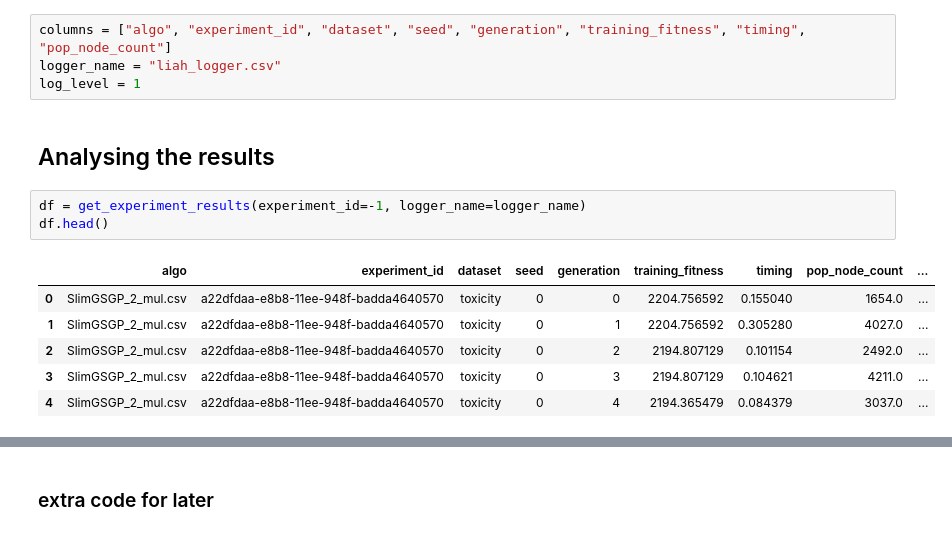
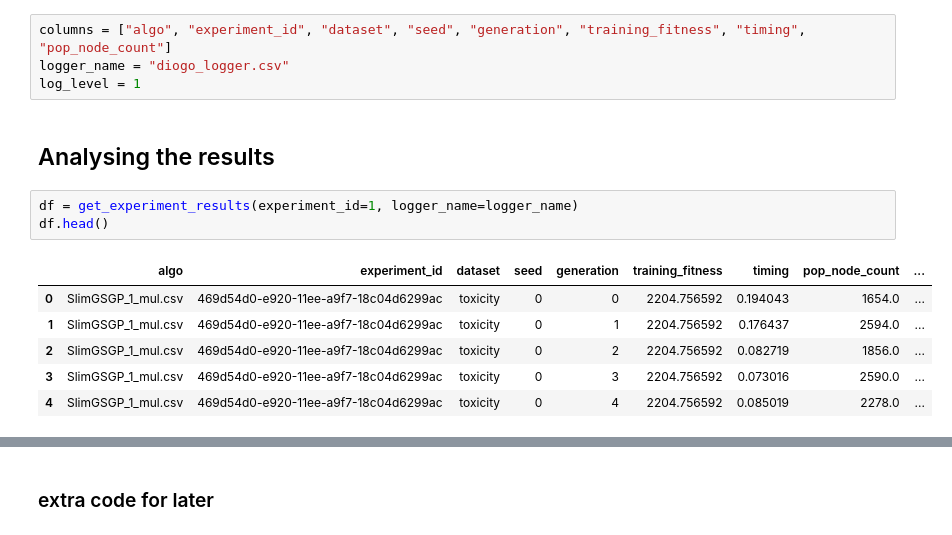
Before and after one commit to Rizzolioli/SlimShady, a Jupyter notebook: utils/results_analyser.ipynb, the cells around one changed output, grey strips where cells are left out. Drawn from its saved outputs; the diff is of its cells as text.

```diff
--- a/utils/results_analyser.ipynb
+++ b/utils/results_analyser.ipynb
@@ -8,18 +8,18 @@ from visualizations import show_results, get_experiment_results, get_column_name
 #### important variable names
 # %%
 columns = ["algo", "experiment_id", "dataset", "seed", "generation", "training_fitness", "timing", "pop_node_count"]
-logger_name = "liah_logger.csv"
+logger_name = "diogo_logger.csv"
 log_level = 1
 # %% [markdown]
 ## Analysing the results
 # %%
-df = get_experiment_results(experiment_id=-1, logger_name=logger_name)
+df = get_experiment_results(experiment_id=1, logger_name=logger_name)
 df.head()
 # %% [output]
 |  | algo | experiment_id | dataset | seed | generation | training_fitness | timing | pop_node_count | ... |
-| 0 | SlimGSGP_2_mul.csv | a22dfdaa-e8b8-11ee-948f-badda4640570 | toxicity | 0 | 0 | 2204.756592 | 0.155040 | 1654.0 | ... |
-| 1 | SlimGSGP_2_mul.csv | a22dfdaa-e8b8-11ee-948f-badda4640570 | toxicity | 0 | 1 | 2204.756592 | 0.305280 | 4027.0 | ... |
-| 2 | SlimGSGP_2_mul.csv | a22dfdaa-e8b8-11ee-948f-badda4640570 | toxicity | 0 | 2 | 2194.807129 | 0.101154 | 2492.0 | ... |
-| 3 | SlimGSGP_2_mul.csv | a22dfdaa-e8b8-11ee-948f-badda4640570 | toxicity | 0 | 3 | 2194.807129 | 0.104621 | 4211.0 | ... |
-| 4 | SlimGSGP_2_mul.csv | a22dfdaa-e8b8-11ee-948f-badda4640570 | toxicity | 0 | 4 | 2194.365479 | 0.084379 | 3037.0 | ... |
+| 0 | SlimGSGP_1_mul.csv | 469d54d0-e920-11ee-a9f7-18c04d6299ac | toxicity | 0 | 0 | 2204.756592 | 0.194043 | 1654.0 | ... |
+| 1 | SlimGSGP_1_mul.csv | 469d54d0-e920-11ee-a9f7-18c04d6299ac | toxicity | 0 | 1 | 2204.756592 | 0.176437 | 2594.0 | ... |
+| 2 | SlimGSGP_1_mul.csv | 469d54d0-e920-11ee-a9f7-18c04d6299ac | toxicity | 0 | 2 | 2204.756592 | 0.082719 | 1856.0 | ... |
+| 3 | SlimGSGP_1_mul.csv | 469d54d0-e920-11ee-a9f7-18c04d6299ac | toxicity | 0 | 3 | 2204.756592 | 0.073016 | 2590.0 | ... |
+| 4 | SlimGSGP_1_mul.csv | 469d54d0-e920-11ee-a9f7-18c04d6299ac | toxicity | 0 | 4 | 2204.756592 | 0.085019 | 2278.0 | ... |
 # %%
```
Also changed, not shown: parts of 1 cell of this notebook, 5 other files.
